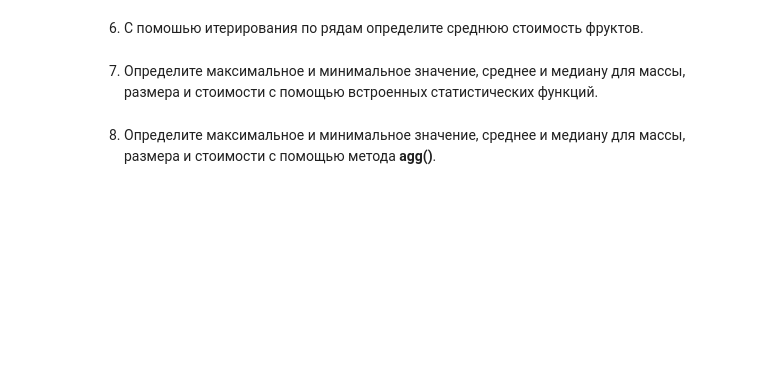
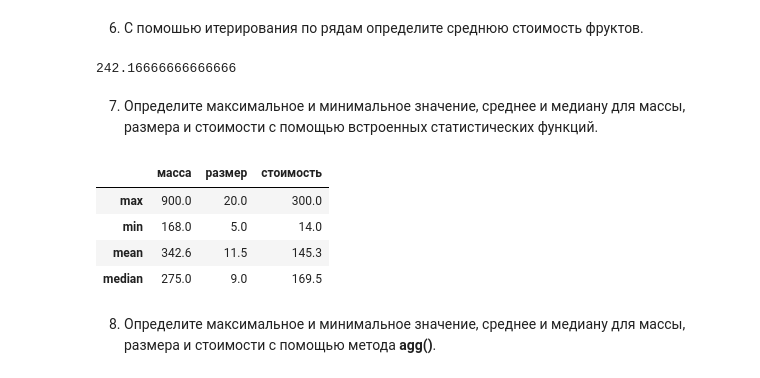
Before and after one commit to BROsandr/IUS, a Jupyter notebook: lab2/Lab2_task.ipynb, the cells around one changed output. Saved outputs shown, nothing was run; the diff lists cells and outputs as text; code cells hidden in the pictures; blank space fills up the shorter version.

```diff
--- a/lab2/Lab2_task.ipynb
+++ b/lab2/Lab2_task.ipynb
@@ -980,2 +1049,13 @@ std == 0.30527060662716465,
+# %%
+# напишите здесь ваше решение
+n = len(fruits)
+summa = 0
+
+for idx, ser in df.iterrows():
+    summa += ser['стоимость']
+
+summa / n
+# %% [output]
+242.16666666666666
 # %% [markdown]
 7. Определите максимальное и минимальное значение, среднее и медиану для массы, размера и стоимости с помощью встроенных статистических функций.
@@ -984,3 +1062,24 @@ std == 0.30527060662716465,
+# %%
+# напишите здесь ваше решение
+result = None
+
+columns = ['масса', 'размер', 'стоимость']
+indices = ['max', 'min', 'mean', 'median']
+result = pd.DataFrame(np.empty(shape=(len(indices), len(columns))), columns=columns, index=indices)
+
+part = df.loc[:, columns]
+result.loc['max'] = part.apply(max, axis=0)
+result.loc['min'] = part.apply(min, axis=0)
+result.loc['mean'] = part.apply(np.mean, axis=0)
+result.loc['median'] = part.apply(np.median, axis=0)
+
+result
+# %% [output]
+|  | масса | размер | стоимость |
+| max | 900.0 | 20.0 | 300.0 |
+| min | 168.0 | 5.0 | 14.0 |
+| mean | 342.6 | 11.5 | 145.3 |
+| median | 275.0 | 9.0 | 169.5 |
 # %% [markdown]
 8. Определите максимальное и минимальное значение, среднее и медиану для массы, размера и стоимости с помощью метода **agg()**.
 # %%
```
Also changed, not shown: parts of 15 cells of this notebook.
